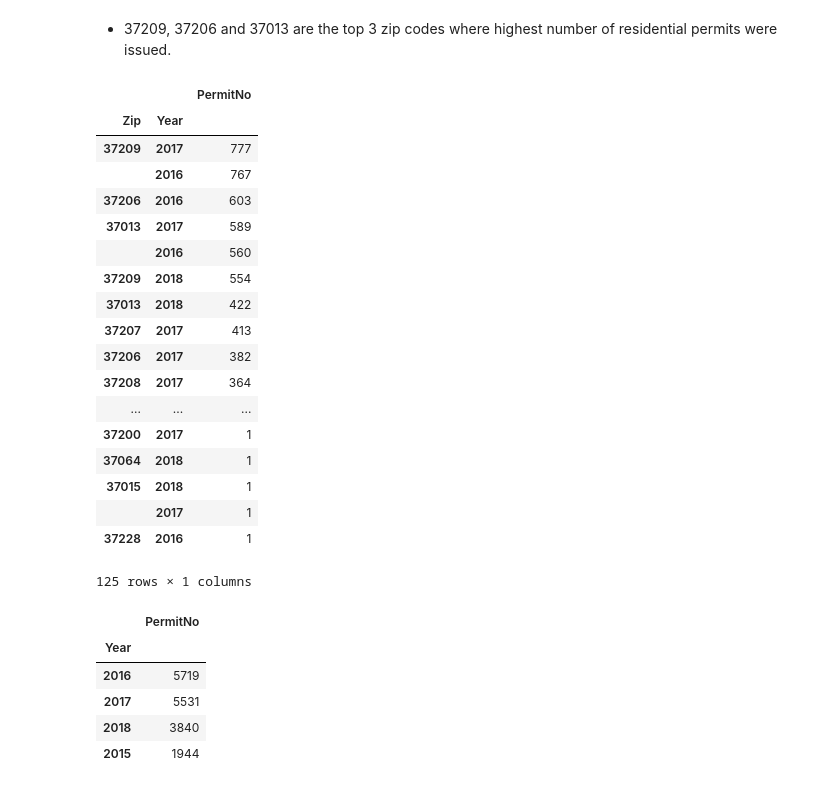
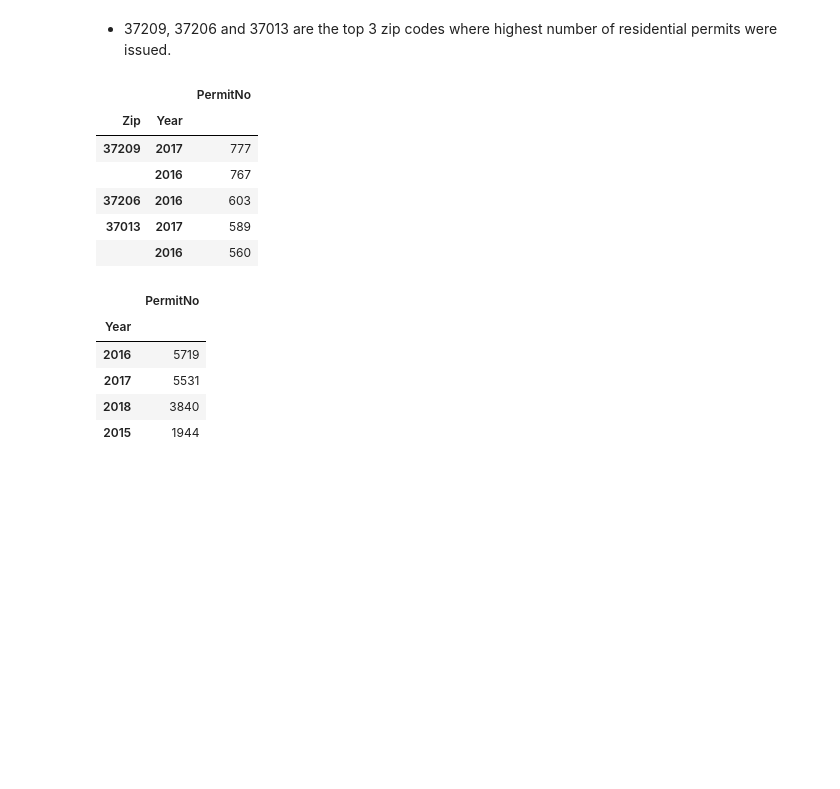
Before and after one commit to asidamo/affordable-housing, a Jupyter notebook: data_question_4.ipynb, the cells around one changed output. Saved outputs shown, nothing was run; the diff lists cells and outputs as text; code cells hidden in the pictures; blank space fills up the shorter version.

```diff
--- a/data_question_4.ipynb
+++ b/data_question_4.ipynb
@@ -360,27 +370,15 @@ residential_Zip_Yearly.head()
 # %%
 # residential permits by zip code by year
 residential_Zip_Year=residential_Zip_Yearly.groupby(['Zip','Year']).count()
-residential_Zip_Year.sort_values('PermitNo',ascending=False)
+residential_Zip_Year.sort_values('PermitNo',ascending=False).head()
 # %% [output]
 |  |  | PermitNo |
 | Zip | Year |  |
 | 37209 | 2017 | 777 |
 |  | 2016 | 767 |
 | 37206 | 2016 | 603 |
 | 37013 | 2017 | 589 |
 |  | 2016 | 560 |
-| 37209 | 2018 | 554 |
-| 37013 | 2018 | 422 |
-| 37207 | 2017 | 413 |
-| 37206 | 2017 | 382 |
-| 37208 | 2017 | 364 |
-| ... | ... | ... |
-| 37200 | 2017 | 1 |
-| 37064 | 2018 | 1 |
-| 37015 | 2018 | 1 |
-|  | 2017 | 1 |
-| 37228 | 2016 | 1 |
-125 rows × 1 columns
 # %%
 residential_Yearly=residential.loc[:,['Year','PermitNo']]
 # %%
```
Also changed, not shown: parts of 80 cells of this notebook.
